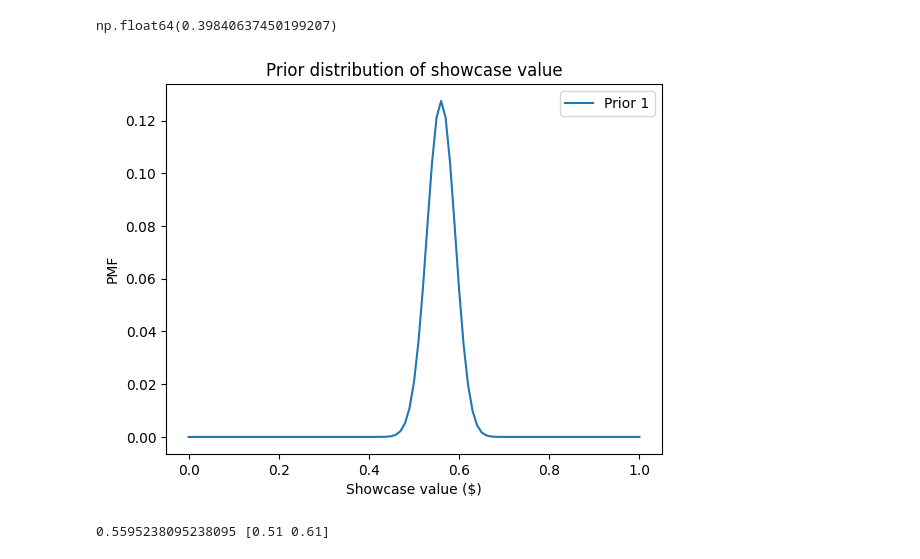
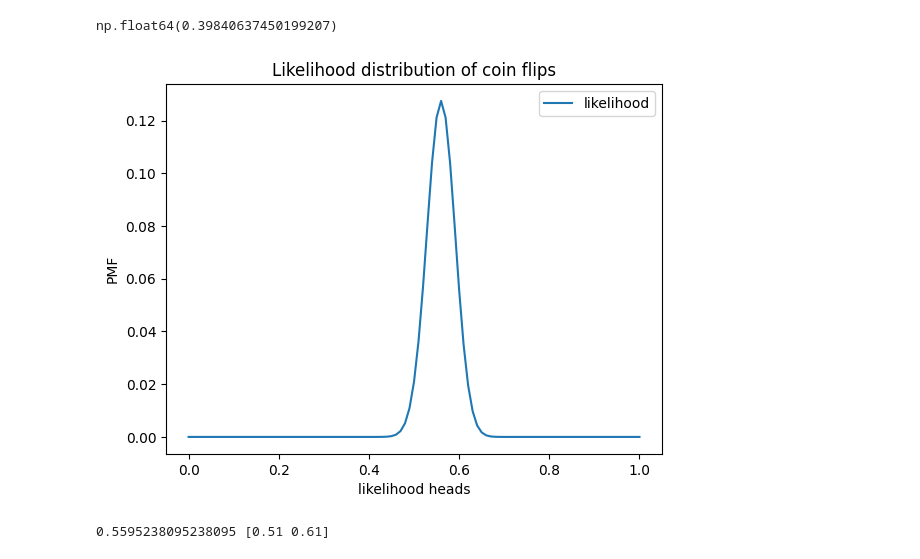
Before and after one commit to coletlacroix/math, a Jupyter notebook: 01_Think_Bayes_(Downey)/10_testing.ipynb, the cells around one changed output. Saved outputs shown, nothing was run; the diff lists cells and outputs as text; code cells hidden in the pictures.

```diff
--- a/01_Think_Bayes_(Downey)/10_testing.ipynb
+++ b/01_Think_Bayes_(Downey)/10_testing.ipynb
@@ -27,14 +27,14 @@ np.float64(0.39840637450199207)
 # %%
 import matplotlib.pyplot as plt
 
-posterior.plot(label = 'Prior 1')
-plt.xlabel('Showcase value ($)')
+posterior.plot(label = 'likelihood')
+plt.xlabel('likelihood heads')
 plt.ylabel('PMF')
-plt.title('Prior distribution of showcase value')
+plt.title('Likelihood distribution of coin flips')
 plt.legend()
 plt.show()
 # %% [output]
-[figure, old version]
+[figure, new version]
 # %%
 print(posterior.mean(),
     posterior.credible_interval(0.9))
```
Also changed, not shown: 3 other files.
